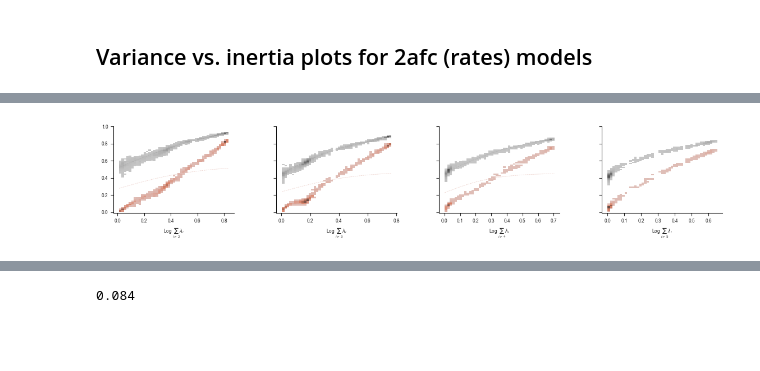
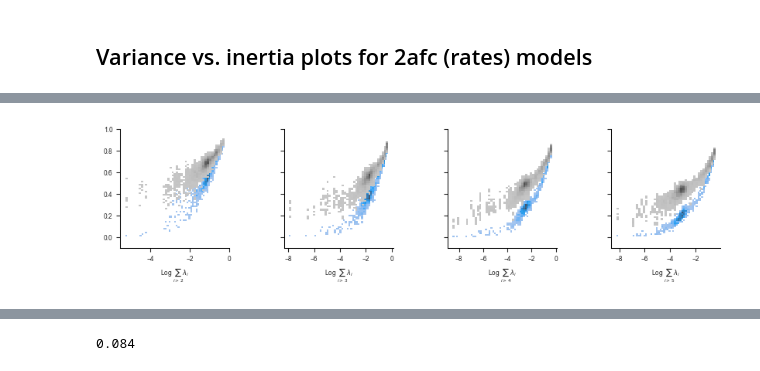
Before and after one commit to cmlangdon/embedding_dimension, a Jupyter notebook: RNN/Notebooks/Figure_2afc_var_inertia.ipynb, the cells around one changed output, grey strips where cells are left out. Drawn from its saved outputs; the diff is of its cells as text; code cells hidden in the pictures; blank space fills up the shorter version.

```diff
--- a/RNN/Notebooks/Figure_2afc_var_inertia.ipynb
+++ b/RNN/Notebooks/Figure_2afc_var_inertia.ipynb
@@ -35,8 +39,9 @@ matplotlib.rcParams['axes.linewidth'] = .75
 # %%
+# PLOT VARIANCE VS INERTIA
 import scipy.optimize as opt
 import math
-fig = plt.figure(figsize=(14,2))
-gs = gridspec.GridSpec(1,4,wspace = .35)
+fig = plt.figure(figsize=(10,2))
+gs = gridspec.GridSpec(1,4,wspace = .5)
 ax0=fig.add_subplot(gs[0,0])
 ax1=fig.add_subplot(gs[0,1])
 ax2=fig.add_subplot(gs[0,2])
@@ -48,14 +53,14 @@ for filename in os.listdir('Experiment_1/Results_1'):
     f = os.path.join('Experiment_1/Results_1', filename)
     if os.path.isfile(f):
         df_list.append(pd.read_pickle(f))
-original_df_act = pd.concat(df_list,ignore_index=True)
-original_df_act = original_df_act[original_df_act.mse_z<.035]
+original_df = pd.concat(df_list,ignore_index=True)
+original_df = original_df[original_df.mse_z<.035]
 #original_df_act = original_df_act[original_df_act.lambda_std==0.1]
 ##original_df_act = original_df_act[original_df_act.sigma_rec==0]
-original_df_act = original_df_act[original_df_act.lr==0.005]
-#original_df_act = original_df_act[original_df_act.n==100]
+#original_df_act = original_df_act[original_df_act.lr==0.005]
+#original_df = original_df[original_df.n==100]
 #original_df_act = original_df_act[original_df_act.beta==1.4]
-#original_df_act = original_df_act[original_df_act.activity_std<.01]
+#original_df = original_df[original_df.activity_std<.03]
 #original_df_act = original_df_act[original_df_act.beta==5.]
 
 
@@ -66,10 +71,12 @@ fit_rows = []
 for i in range(4):
     ax = axes[i]
     k = i+2
-    df = original_df_act.copy()
+    df = original_df.copy()
     df['var'] = df.variance.apply(lambda x: compute_var(x,k))
-    df['k_inertia'] = df.inertia.apply(lambda x: x[k])
-    #df['var'] = np.log(df['var'])
+    df['var_pre'] = df.variance.apply(lambda x: compute_var(x,k-1))
+    df['k_inertia'] = df.inertia.apply(lambda x: x[k-1])
+    #df = df[df['var_pre']>.25]
+    df['var'] = np.log(df['var'])
     #df = df[df.k>=k]
     df = df[df.dim==k]
     print(df.lvar.max())
@@ -88,7 +95,7 @@ for i in range(4):
             'inertia': null[k-1,run]})
     null_df = pd.DataFrame(rows)
    # null_df = null_df.groupby(['model_id']).mean().reset_index()
-    sns.histplot(data=df, x='var',y='k_inertia',ax=ax,legend=False,alpha=1,bins=(45,45),hue = 'lr')
+    sns.histplot(data=df, x='var',y='k_inertia',ax=ax,legend=False,alpha=1,bins=(55,55))
     sns.histplot(data=null_df, x='var',y='inertia',ax=ax,legend=False,alpha=1,bins=(45,45),color='gray')
 
 
@@ -101,34 +108,33 @@ for i in range(4):
     bounds = ([0,0,-np.inf,-np.inf],
                   [np.inf, np.inf,0,0])
     x_values = np.linspace(df['var'].min(),df['var'].max(),20)
-    for lr in [0.001, 0.005]:
-        for sample in range(100):
-            #try:
-            frac = .1
-            sample_df = df[df.lr == lr].sample(frac=frac)
-            x = sample_df['var'].values.astype(float)
-            y = sample_df.k_inertia.values
+    #for lr in [0.001, 0.005]:
+    for sample in range(100):
+        #try:
+        frac = .1
+        sample_df = df.sample(frac=frac)
+        x = sample_df['var'].values.astype(float)
+        y = sample_df.k_inertia.values
 
-            sample_null_df = null_df[null_df.lr==lr].sample(frac=frac)
-            x_null = sample_null_df['var'].values.astype(float)
-            y_null = sample_null_df.inertia.values
+        sample_null_df = null_df.sample(frac=frac)
+        x_null = sample_null_df['var'].values.astype(float)
+        y_null = sample_null_df.inertia.values
 
-            try:
-                popt, pcov = opt.curve_fit(f, x, y, method="trf",max_nfev=10000,bounds = bounds)
-                #popt, pcov = opt.curve_fit(f, x, y, method="trf",max_nfev=10000)
-                y_fit = f(x_values, *popt)
+        try:
+            popt, pcov = opt.curve_fit(f, x, y, method="trf",max_nfev=10000,bounds = bounds)
+            #popt, pcov = opt.curve_fit(f, x, y, method="trf",max_nfev=10000)
+            y_fit = f(x_values, *popt)
 
-                for step in range(20):
-                    fit_rows.append({'sample':sample,
-                                     'step': step,
-                                     'k':k,
-                                     'lr':lr,
-                                 'type': 1,
-                                 'x':x_values[step],
-                                 'y': y_fit[step],
-                                 'a':popt[0]})
-            except:
-                continue
+            for step in range(20):
+                fit_rows.append({'sample':sample,
+                                 'step': step,
+                                 'k':k,
+                             'type': 1,
+                             'x':x_values[step],
+                             'y': y_fit[step],
+                             'a':popt[0]})
+        except:
+            continue
 
 
         try:
@@ -138,7 +144,6 @@ for i in range(4):
                 fit_rows.append({'sample':sample,
                                  'step':step,
                                  'k':k,
-                                 'lr':lr,
                              'type': 0,
                              'x':x_values[step],
                              'y': y_fit[step],
@@ -148,11 +153,11 @@ for i in range(4):
 
 
 
-fit_df = pd.DataFrame(fit_rows)
-for k in range(3):
-    ax = axes[k]
-    sns.lineplot(data = fit_df[(fit_df.type==1) & (fit_df.k==k+2)], x= 'x', y='y',ax=ax,legend = False,lw=.5,color='tab:blue',alpha = 1,errorbar=None, linestyle='--',hue = 'lr')
-    sns.lineplot(data = fit_df[(fit_df.type==0)& (fit_df.k==k+2)], x= 'x', y='y',ax=ax,legend = False,lw=.5,color='gray',linestyle='--',alpha= .25, errorbar = None)
+# fit_df = pd.DataFrame(fit_rows)
+# for k in range(3):
+#     ax = axes[k]
+#     sns.lineplot(data = fit_df[(fit_df.type==1) & (fit_df.k==k+2)], x= 'x', y='y',ax=ax,legend = False,lw=.5,color='tab:blue',alpha = 1,errorbar=None, linestyle='--')
+#     sns.lineplot(data = fit_df[(fit_df.type==0)& (fit_df.k==k+2)], x= 'x', y='y',ax=ax,legend = False,lw=.5,color='gray',linestyle='--',alpha= .25, errorbar = None)
 
 for ax in [ax0,ax1,ax2,ax3]:
 #
@@ -164,8 +169,8 @@ for ax in [ax0,ax1,ax2,ax3]:
     ax.spines['left'].set_color('black')
     ax.spines['bottom'].set_color('black')
    # plt.yticks(list(plt.yticks()[0]) + [5.0])
-    ax.set_ylim(-.01,1)
-    #ax.set_xlim(-10,-2)
+    ax.set_ylim(-.1,1)
+    #ax.set_xlim(-.1,1)
 ax1.set_yticklabels([])
 ax2.set_yticklabels([])
 ax3.set_yticklabels([])
@@ -175,7 +180,7 @@ ax0.set_xlabel("Log " + r"$\sum_{i>2}\lambda_i$", fontsize=6)
 ax1.set_xlabel("Log " +r"$\sum_{i>3}\lambda_i$", fontsize=6)
 ax2.set_xlabel("Log " +r"$\sum_{i>4}\lambda_i$", fontsize=6)
 ax3.set_xlabel("Log " +r"$\sum_{i>5}\lambda_i$", fontsize=6)
-fig.savefig('/Users/cl1704/PycharmProjects/Clustering/Figures/MainFig_1_a.jpg',
+fig.savefig('Figures/Figure_2_a.jpg',
     format='jpeg',
     dpi=450,
     bbox_inches='tight'
@@ -189 +194 @@ fig.savefig('/Users/cl1704/PycharmProjects/Clustering/Figures/MainFig_1_a.jpg',
-[figure, old version]
+[figure, new version]
```
Also changed, not shown: parts of 26 cells of this notebook.
